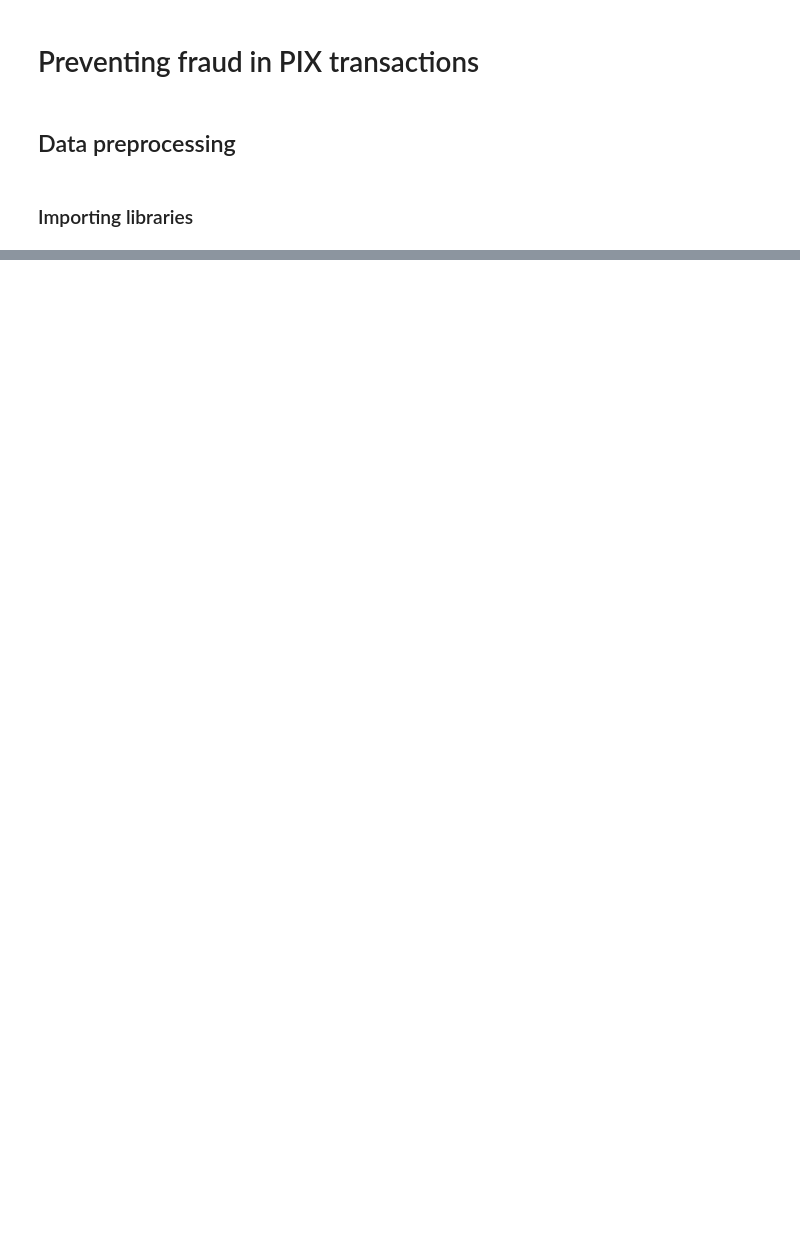
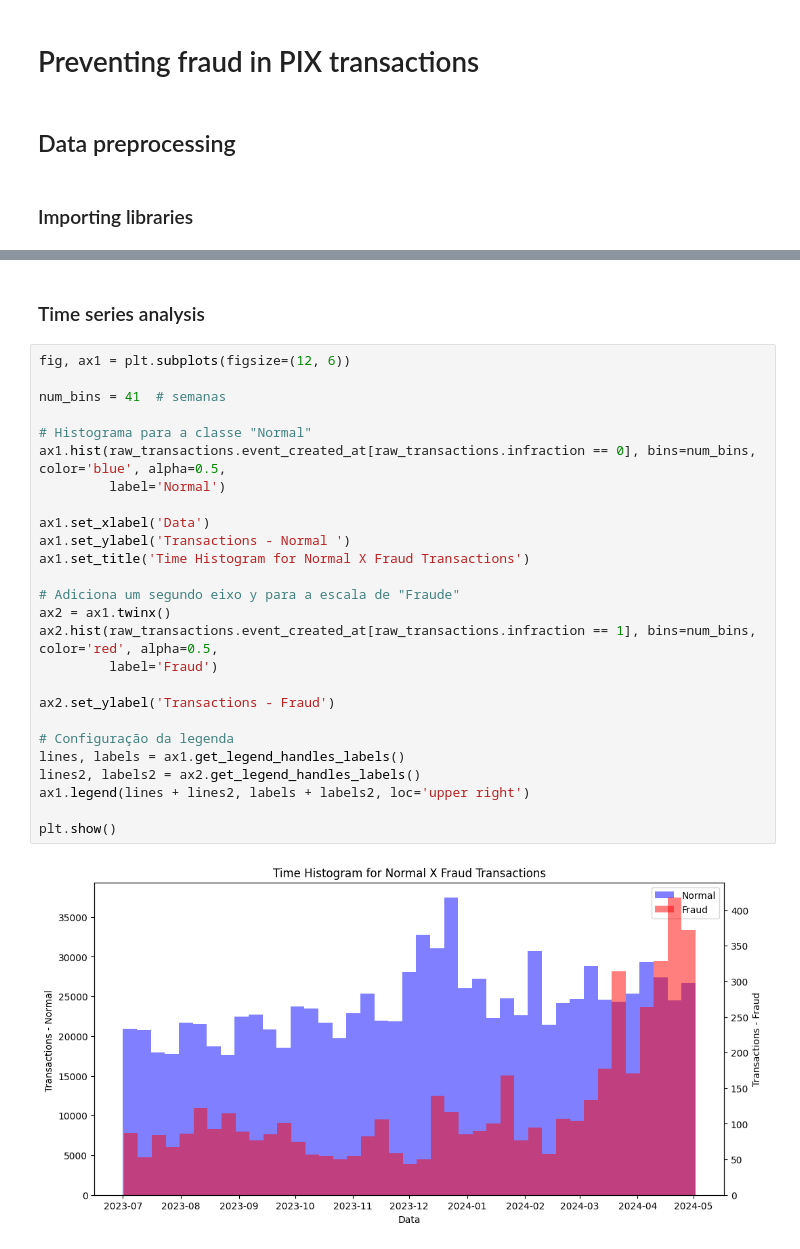
Before and after one commit to el-gabri/DS_home_test, a Jupyter notebook: notebooks/EDA.ipynb, the cells around one changed output, grey strips where cells are left out. Saved outputs shown, nothing was run; the diff lists cells and outputs as text; blank space fills up the shorter version.

```diff
--- a/notebooks/EDA.ipynb
+++ b/notebooks/EDA.ipynb
@@ -18,0 +303,30 @@ ModuleNotFoundError: No module named 'eda_functions'
+# %% [markdown]
+### Time series analysis
+# %%
+fig, ax1 = plt.subplots(figsize=(12, 6))
+
+num_bins = 41  # semanas
+
+# Histograma para a classe "Normal"
+ax1.hist(raw_transactions.event_created_at[raw_transactions.infraction == 0], bins=num_bins, color='blue', alpha=0.5,
+         label='Normal')
+
+ax1.set_xlabel('Data')
+ax1.set_ylabel('Transactions - Normal ')
+ax1.set_title('Time Histogram for Normal X Fraud Transactions')
+
+# Adiciona um segundo eixo y para a escala de "Fraude"
+ax2 = ax1.twinx()
+ax2.hist(raw_transactions.event_created_at[raw_transactions.infraction == 1], bins=num_bins, color='red', alpha=0.5,
+         label='Fraud')
+
+ax2.set_ylabel('Transactions - Fraud')
+
+# Configuração da legenda
+lines, labels = ax1.get_legend_handles_labels()
+lines2, labels2 = ax2.get_legend_handles_labels()
+ax1.legend(lines + lines2, labels + labels2, loc='upper right')
+
+plt.show()
+# %% [output]
+[figure, added]
```
Also changed, not shown: parts of 89 cells of this notebook, 7 other files.
